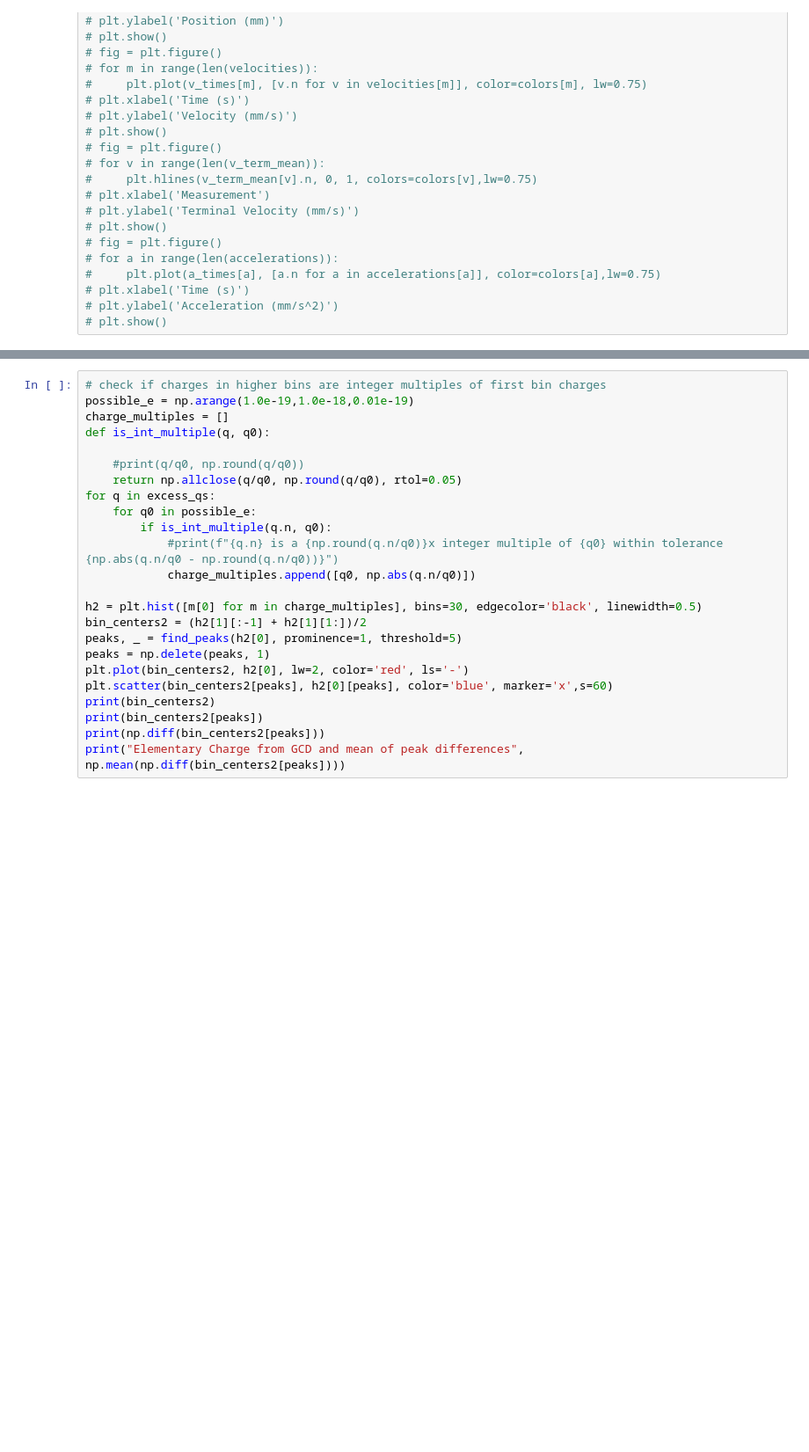
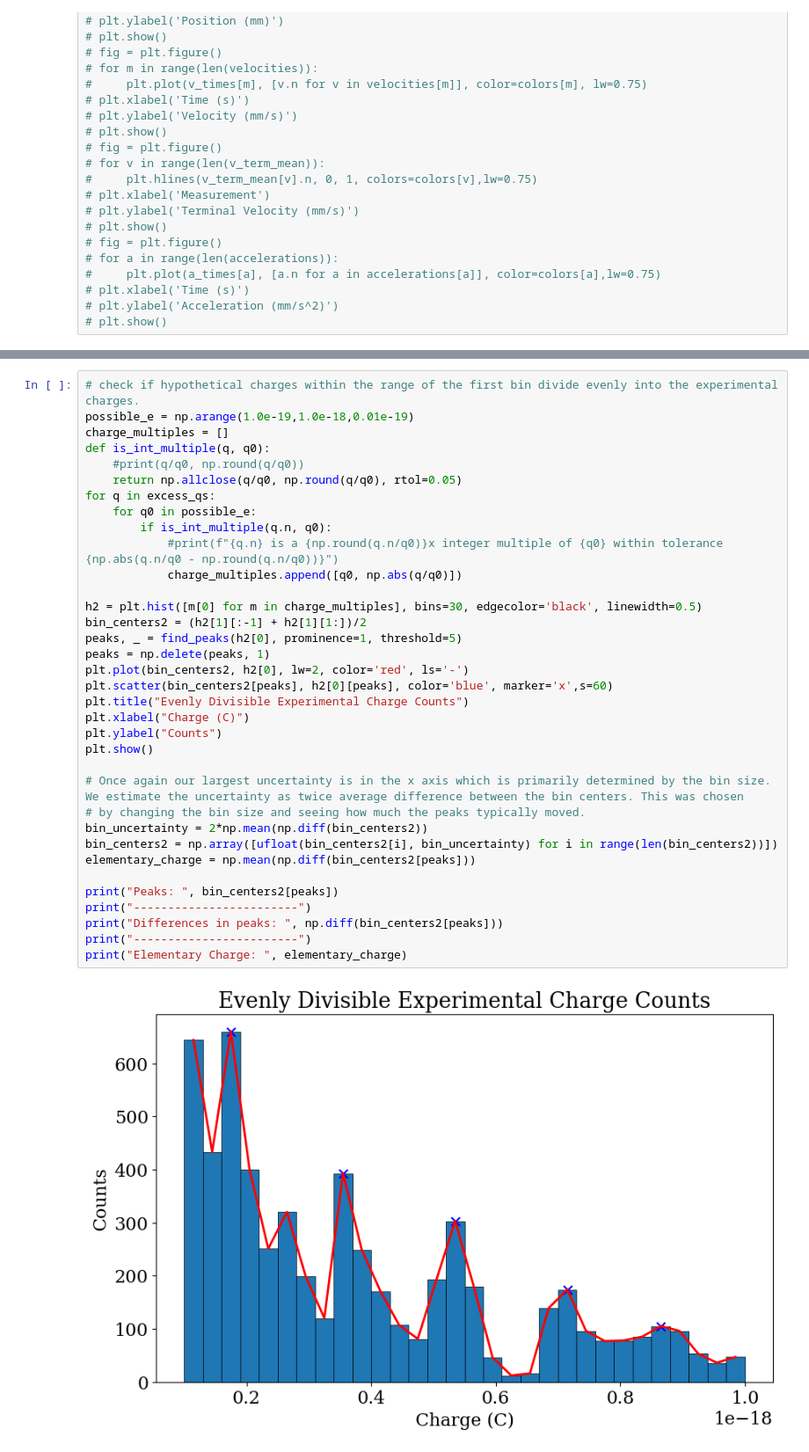
Before and after one commit to luke-wriglesworth/millikan, a Jupyter notebook: milikan.ipynb, the cells around one changed output, grey strips where cells are left out. Shown at 88% size. Drawn from its saved outputs; the diff is of its cells as text; blank space fills up the shorter version.

```diff
--- a/milikan.ipynb
+++ b/milikan.ipynb
@@ -205,25 +223,37 @@ Elementary Charge using total Q fit:  1.79568365497597e-19
 # %%
-# check if charges in higher bins are integer multiples of first bin charges
+# check if hypothetical charges within the range of the first bin divide evenly into the experimental charges.
 possible_e = np.arange(1.0e-19,1.0e-18,0.01e-19)
 charge_multiples = []
 def is_int_multiple(q, q0):
-
     #print(q/q0, np.round(q/q0))
     return np.allclose(q/q0, np.round(q/q0), rtol=0.05)
 for q in excess_qs:
     for q0 in possible_e:
         if is_int_multiple(q.n, q0):
             #print(f"{q.n} is a {np.round(q.n/q0)}x integer multiple of {q0} within tolerance {np.abs(q.n/q0 - np.round(q.n/q0))}")
-            charge_multiples.append([q0, np.abs(q.n/q0)])
+            charge_multiples.append([q0, np.abs(q/q0)])
 
 h2 = plt.hist([m[0] for m in charge_multiples], bins=30, edgecolor='black', linewidth=0.5)
 bin_centers2 = (h2[1][:-1] + h2[1][1:])/2
 peaks, _ = find_peaks(h2[0], prominence=1, threshold=5)
 peaks = np.delete(peaks, 1)
 plt.plot(bin_centers2, h2[0], lw=2, color='red', ls='-')
 plt.scatter(bin_centers2[peaks], h2[0][peaks], color='blue', marker='x',s=60)
-print(bin_centers2)
-print(bin_centers2[peaks])
-print(np.diff(bin_centers2[peaks]))
-print("Elementary Charge from GCD and mean of peak differences", np.mean(np.diff(bin_centers2[peaks])))
+plt.title("Evenly Divisible Experimental Charge Counts")
+plt.xlabel("Charge (C)")
+plt.ylabel("Counts")
+plt.show()
+
+# Once again our largest uncertainty is in the x axis which is primarily determined by the bin size. We estimate the uncertainty as twice average difference between the bin centers. This was chosen
+# by changing the bin size and seeing how much the peaks typically moved.
+bin_uncertainty = 2*np.mean(np.diff(bin_centers2))
+bin_centers2 = np.array([ufloat(bin_centers2[i], bin_uncertainty) for i in range(len(bin_centers2))])
+elementary_charge = np.mean(np.diff(bin_centers2[peaks]))
+
+print("Peaks: ", bin_centers2[peaks])
+print("------------------------")
+print("Differences in peaks: ", np.diff(bin_centers2[peaks]))
+print("------------------------")
+print("Elementary Charge: ", elementary_charge)
 # %% [output]
+[figure, new version]
```
Also changed, not shown: parts of 5 cells of this notebook.
